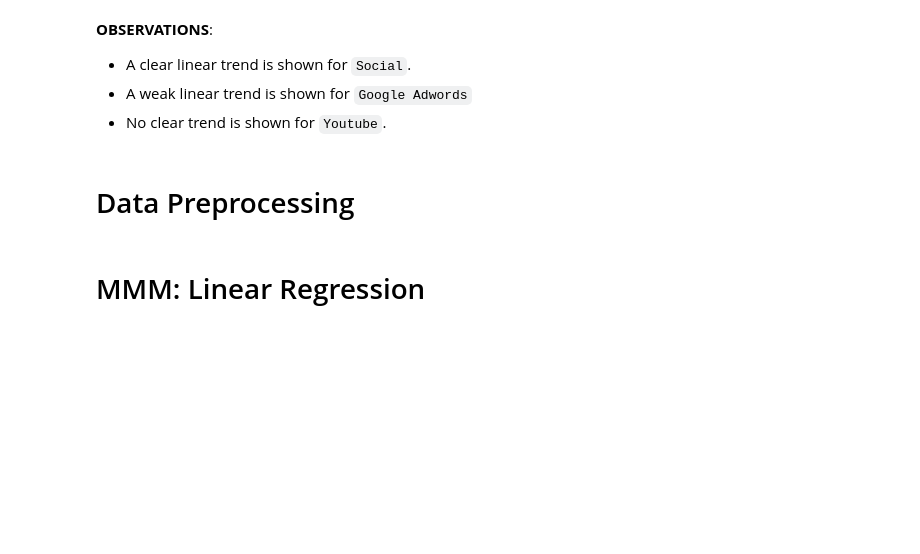
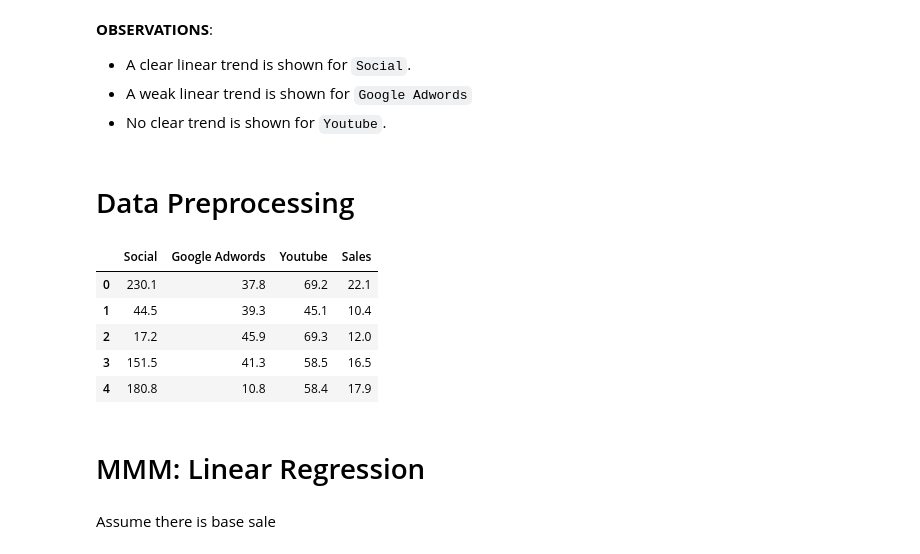
Before and after one commit to anthonyckleung/Digital-Marketing-Mix, a Jupyter notebook: marketing_mix.ipynb, the cells around one changed output. Drawn from its saved outputs; the diff is of its cells as text; code cells hidden in the pictures; blank space fills up the shorter version.

```diff
--- a/marketing_mix.ipynb
+++ b/marketing_mix.ipynb
@@ -73,3 +77,14 @@ for col in spends:
 * No clear trend is shown for `Youtube`.
 # %% [markdown]
 # Data Preprocessing
+# %%
+lin_data = df[['Social','Google Adwords', 'Youtube', 'Sales']]
+# %%
+lin_data.head()
+# %% [output]
+|  | Social | Google Adwords | Youtube | Sales |
+| 0 | 230.1 | 37.8 | 69.2 | 22.1 |
+| 1 | 44.5 | 39.3 | 45.1 | 10.4 |
+| 2 | 17.2 | 45.9 | 69.3 | 12.0 |
+| 3 | 151.5 | 41.3 | 58.5 | 16.5 |
+| 4 | 180.8 | 10.8 | 58.4 | 17.9 |
@@ -76,2 +100,4 @@ for col in spends:
 # %% [markdown]
 # MMM: Linear Regression
+# %% [markdown]
+Assume there is base sale
```
Also changed, not shown: parts of 12 cells of this notebook.
